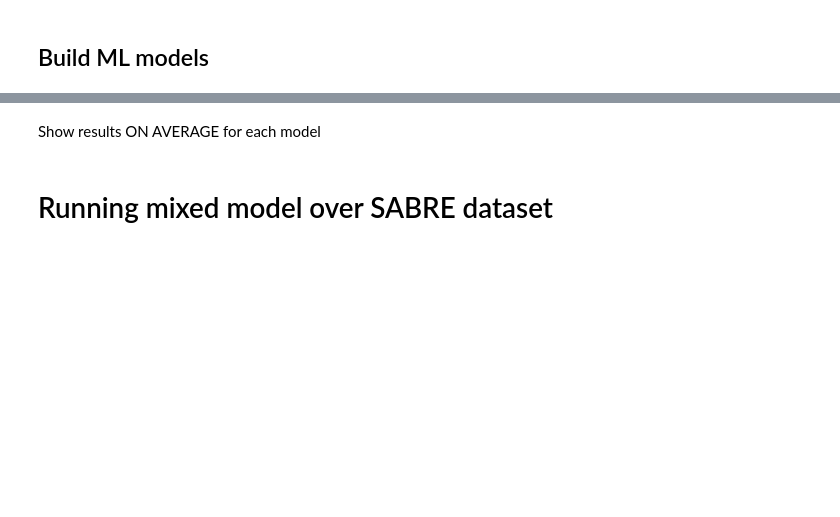
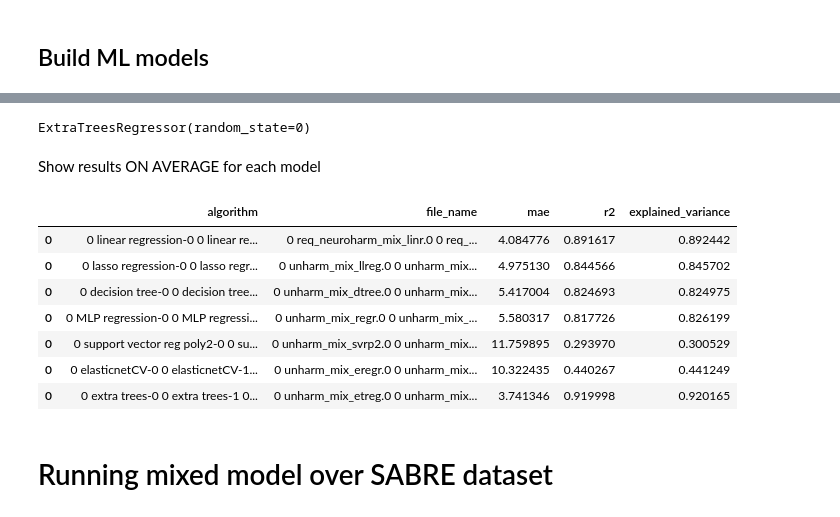
Before and after one commit to brainspinner/cvasl, a Jupyter notebook: extended_harm_paper/ml_experiment3f-covbat.ipynb, the cells around one changed output, grey strips where cells are left out. Drawn from its saved outputs; the diff is of its cells as text; code cells hidden in the pictures; blank space fills up the shorter version.

```diff
--- a/extended_harm_paper/ml_experiment3f-covbat.ipynb
+++ b/extended_harm_paper/ml_experiment3f-covbat.ipynb
@@ -54,14 +68,14 @@ filename_mri_for_ids = os.path.join(filepath_mri_for_ids,'StrokeMRI_pvc2c.csv')
 filepath_top_for_ids = '../open_work/internal_results/cleaned_pvc2s/'
 filename_top_for_ids = os.path.join(filepath_top_for_ids,'TOP_pvc2c.csv')
 
-filepath_topmri = '../open_work/internal_results/neurocharm'
-filename_topmri = os.path.join(filepath_topmri,'topmri_vs_sabre_3way.csv')
+filepath_topmri =  'harmonizations/harm_results/covbat/'
+filename_topmri = os.path.join(filepath_topmri,'topmri_vs_sabre_5way.csv')
 
-filepath_sabre = '../open_work/internal_results/neurocharm'
-filename_sabre = os.path.join(filepath_topmri,'sabre_vs_topmri_3way.csv')
+filepath_sabre = 'harmonizations/harm_results/covbat/'
+filename_sabre = os.path.join(filepath_topmri,'sabre_vs_topmri_5way.csv')
 
-filepath_insight46 = '../open_work/internal_results/neurocharm'
-filename_insight46 =  os.path.join(filepath_topmri,'insight_vs_topmri_3way.csv')
+filepath_insight46 = 'harmonizations/harm_results/covbat/'
+filename_insight46 =  os.path.join(filepath_topmri,'insight_vs_topmri_5way.csv')
 
 # read in data
 
@@ -128,6 +160,6 @@ X = X.values
 y = ml_matrix['age'].values
 y=y.astype('float')
 # %%
-linr_k_frame, linr_y_frame, models = sep.stratified_cat_and_cont_categories_shuffle_split('linear regression', 'req_neuroharm_mix_linr', LinearRegression(), ml_matrix, X[:,1:], y)
+linr_k_frame, linr_y_frame, models = sep.stratified_cat_and_cont_categories_shuffle_split('linear regression', 'req_covbatharm_mix_linr', LinearRegression(), ml_matrix, X[:,1:], y)
 # %%
 linr_k_frame
@@ -253,6 +465,8 @@ etreg_y_frame.to_csv('etreg_y_frame_neuro_harm.csv')
 # %%
 etreg = models[0]
 etreg[0]
+# %% [output]
+ExtraTreesRegressor(random_state=0)
 # %%
 ## optional save models
 #joblib.dump(etreg[0], ('../result_models/'+ 'unharm_mix_etreg0.sav'))
@@ -263,13 +477,22 @@ etreg[0]
 # %% [markdown]
 Show results ON AVERAGE for each model
 # %%
-mixed_based_neuro_harmonized_on_testmix =pd.concat([avg_linr,
+mixed_based_covbat_harmonized_on_testmix =pd.concat([avg_linr,
                    avg_llreg,
                    avg_dtree,
                    avg_regr,
                    avg_svrp2,
                    avg_eregr,
                    avg_etreg],
                   axis=0)
-mixed_based_neuro_harmonized_on_testmix
+mixed_based_covbat_harmonized_on_testmix
+# %% [output]
+|  | algorithm | file_name | mae | r2 | explained_variance |
+| 0 | 0 linear regression-0 0 linear re... | 0 req_neuroharm_mix_linr.0 0 req_... | 4.084776 | 0.891617 | 0.892442 |
+| 0 | 0 lasso regression-0 0 lasso regr... | 0 unharm_mix_llreg.0 0 unharm_mix... | 4.975130 | 0.844566 | 0.845702 |
+| 0 | 0 decision tree-0 0 decision tree... | 0 unharm_mix_dtree.0 0 unharm_mix... | 5.417004 | 0.824693 | 0.824975 |
+| 0 | 0 MLP regression-0 0 MLP regressi... | 0 unharm_mix_regr.0 0 unharm_mix_... | 5.580317 | 0.817726 | 0.826199 |
+| 0 | 0 support vector reg poly2-0 0 su... | 0 unharm_mix_svrp2.0 0 unharm_mix... | 11.759895 | 0.293970 | 0.300529 |
+| 0 | 0 elasticnetCV-0 0 elasticnetCV-1... | 0 unharm_mix_eregr.0 0 unharm_mix... | 10.322435 | 0.440267 | 0.441249 |
+| 0 | 0 extra trees-0 0 extra trees-1 0... | 0 unharm_mix_etreg.0 0 unharm_mix... | 3.741346 | 0.919998 | 0.920165 |
 # %%
```
Also changed, not shown: parts of 76 cells of this notebook, 5 other files.
